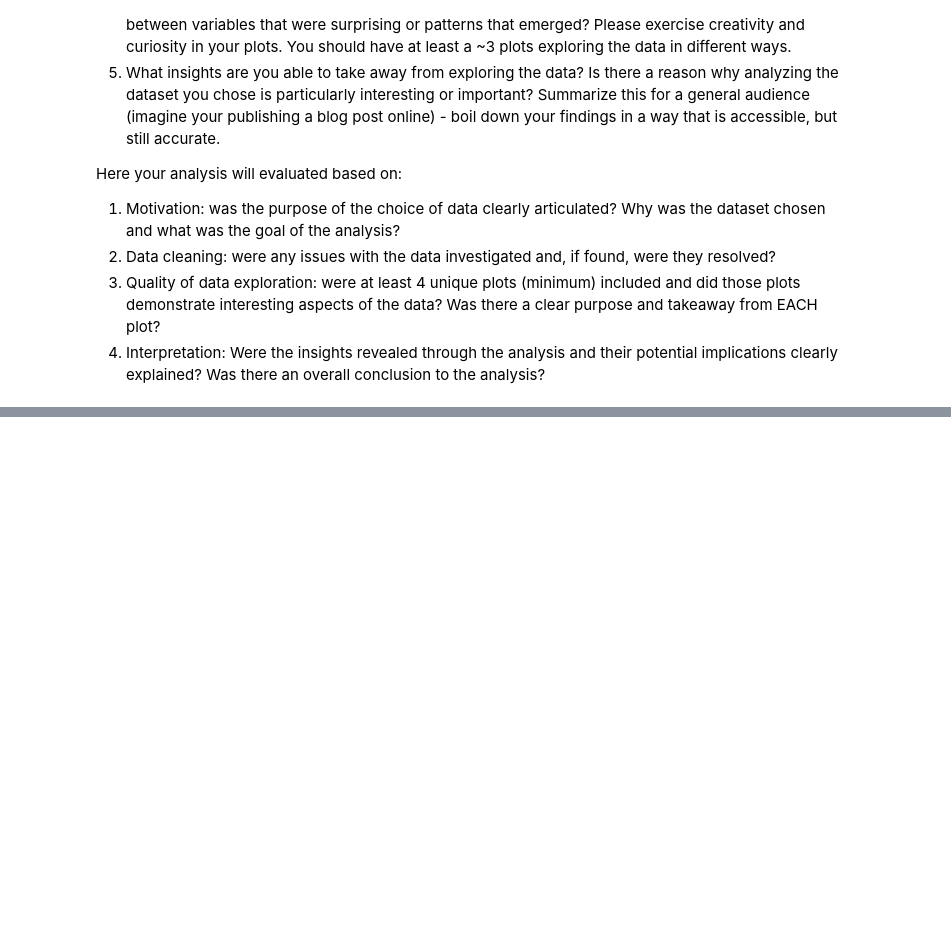
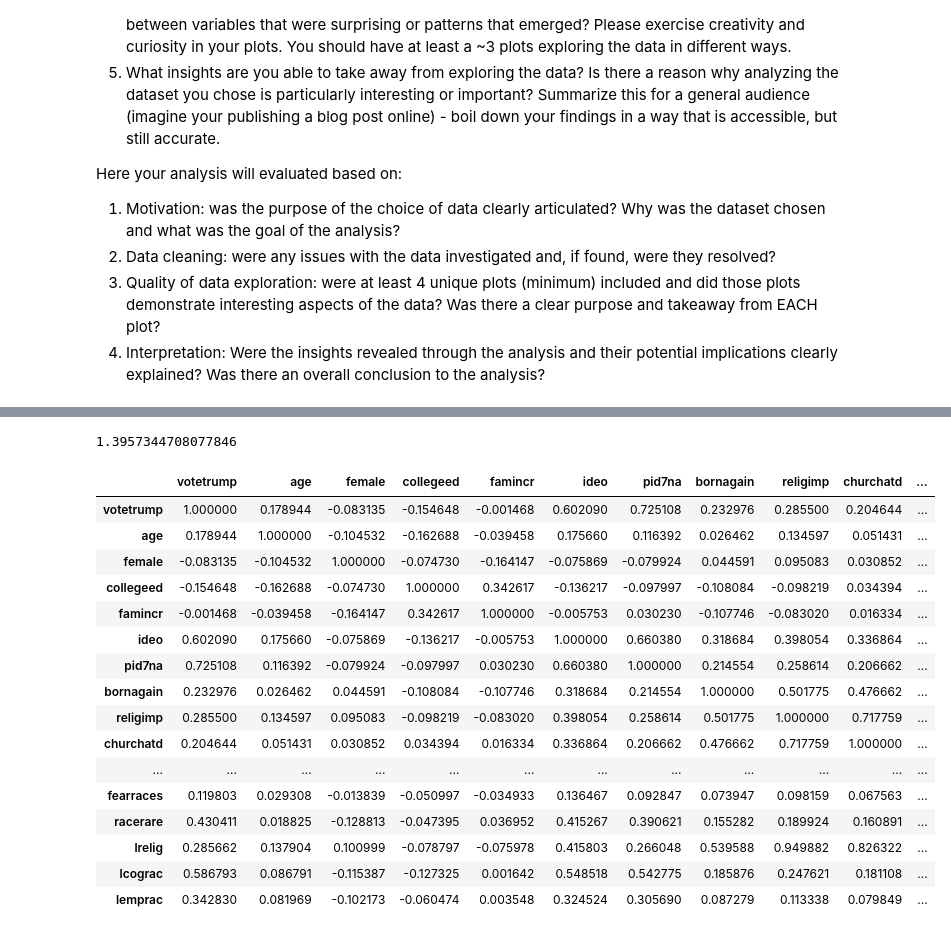
Before and after one commit to cake-dev/ml_class_stuff, a Jupyter notebook: assignments/data/q12.ipynb, the cells around one changed output, grey strips where cells are left out. Drawn from its saved outputs; the diff is of its cells as text; code cells hidden in the pictures; blank space fills up the shorter version.

```diff
--- a/assignments/data/q12.ipynb
+++ b/assignments/data/q12.ipynb
@@ -41,0 +74,7 @@ spotify_data
+# %%
+voters_trump = voter_data[voter_data['votetrump'] == 1]
+voters_clinton = voter_data[voter_data['votetrump'] == 0]
+# ratio
+len(voters_clinton) / len(voters_trump)
+# %% [output]
+1.3957344708077846
@@ -41,0 +85,22 @@ spotify_data
+# %%
+# correlation matrix
+corr = voter_data.corr()
+corr.style.background_gradient(cmap='coolwarm')
+# %% [output]
+|  | votetrump | age | female | collegeed | famincr | ideo | pid7na | bornagain | religimp | churchatd | ... |
+| votetrump | 1.000000 | 0.178944 | -0.083135 | -0.154648 | -0.001468 | 0.602090 | 0.725108 | 0.232976 | 0.285500 | 0.204644 | ... |
+| age | 0.178944 | 1.000000 | -0.104532 | -0.162688 | -0.039458 | 0.175660 | 0.116392 | 0.026462 | 0.134597 | 0.051431 | ... |
+| female | -0.083135 | -0.104532 | 1.000000 | -0.074730 | -0.164147 | -0.075869 | -0.079924 | 0.044591 | 0.095083 | 0.030852 | ... |
+| collegeed | -0.154648 | -0.162688 | -0.074730 | 1.000000 | 0.342617 | -0.136217 | -0.097997 | -0.108084 | -0.098219 | 0.034394 | ... |
+| famincr | -0.001468 | -0.039458 | -0.164147 | 0.342617 | 1.000000 | -0.005753 | 0.030230 | -0.107746 | -0.083020 | 0.016334 | ... |
+| ideo | 0.602090 | 0.175660 | -0.075869 | -0.136217 | -0.005753 | 1.000000 | 0.660380 | 0.318684 | 0.398054 | 0.336864 | ... |
+| pid7na | 0.725108 | 0.116392 | -0.079924 | -0.097997 | 0.030230 | 0.660380 | 1.000000 | 0.214554 | 0.258614 | 0.206662 | ... |
+| bornagain | 0.232976 | 0.026462 | 0.044591 | -0.108084 | -0.107746 | 0.318684 | 0.214554 | 1.000000 | 0.501775 | 0.476662 | ... |
+| religimp | 0.285500 | 0.134597 | 0.095083 | -0.098219 | -0.083020 | 0.398054 | 0.258614 | 0.501775 | 1.000000 | 0.717759 | ... |
+| churchatd | 0.204644 | 0.051431 | 0.030852 | 0.034394 | 0.016334 | 0.336864 | 0.206662 | 0.476662 | 0.717759 | 1.000000 | ... |
+| ... | ... | ... | ... | ... | ... | ... | ... | ... | ... | ... | ... |
+| fearraces | 0.119803 | 0.029308 | -0.013839 | -0.050997 | -0.034933 | 0.136467 | 0.092847 | 0.073947 | 0.098159 | 0.067563 | ... |
+| racerare | 0.430411 | 0.018825 | -0.128813 | -0.047395 | 0.036952 | 0.415267 | 0.390621 | 0.155282 | 0.189924 | 0.160891 | ... |
+| lrelig | 0.285662 | 0.137904 | 0.100999 | -0.078797 | -0.075978 | 0.415803 | 0.266048 | 0.539588 | 0.949882 | 0.826322 | ... |
+| lcograc | 0.586793 | 0.086791 | -0.115387 | -0.127325 | 0.001642 | 0.548518 | 0.542775 | 0.185876 | 0.247621 | 0.181108 | ... |
+| lemprac | 0.342830 | 0.081969 | -0.102173 | -0.060474 | 0.003548 | 0.324524 | 0.305690 | 0.087279 | 0.113338 | 0.079849 | ... |
```
Also changed, not shown: parts of 16 cells of this notebook, 2 other files.
